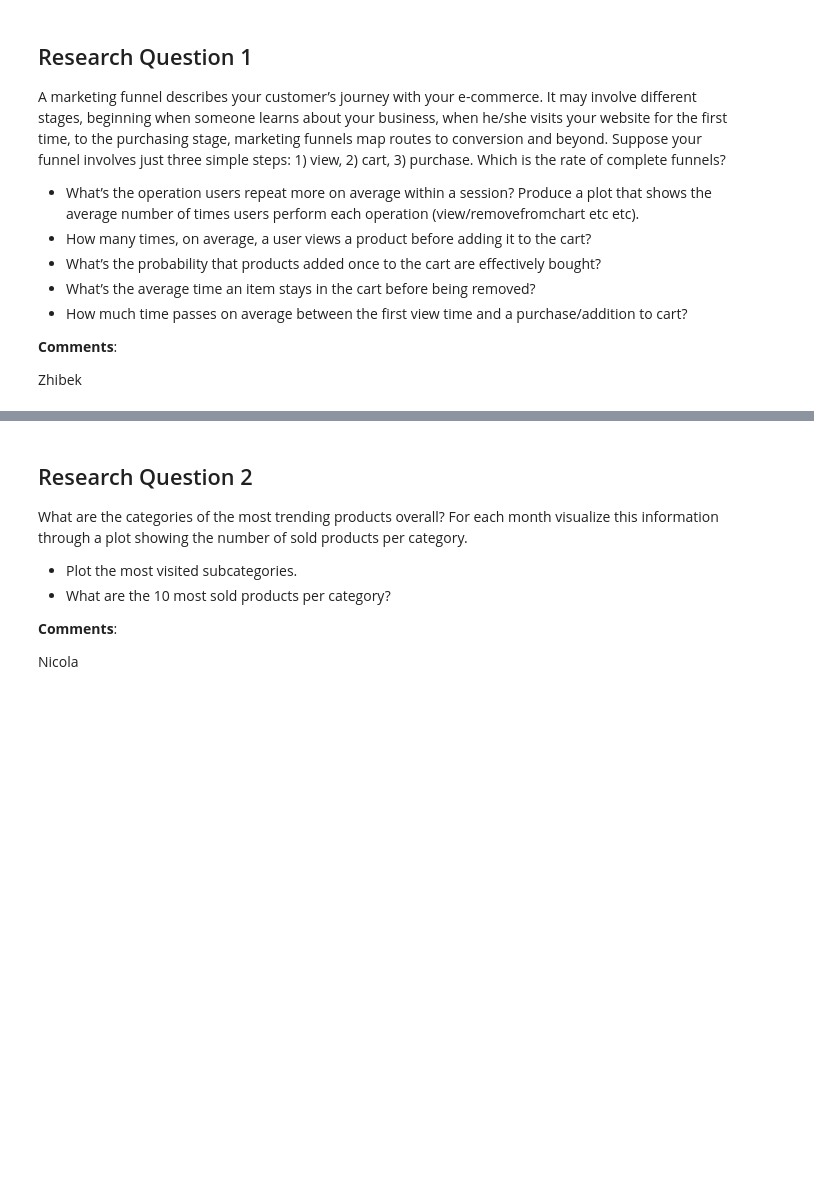
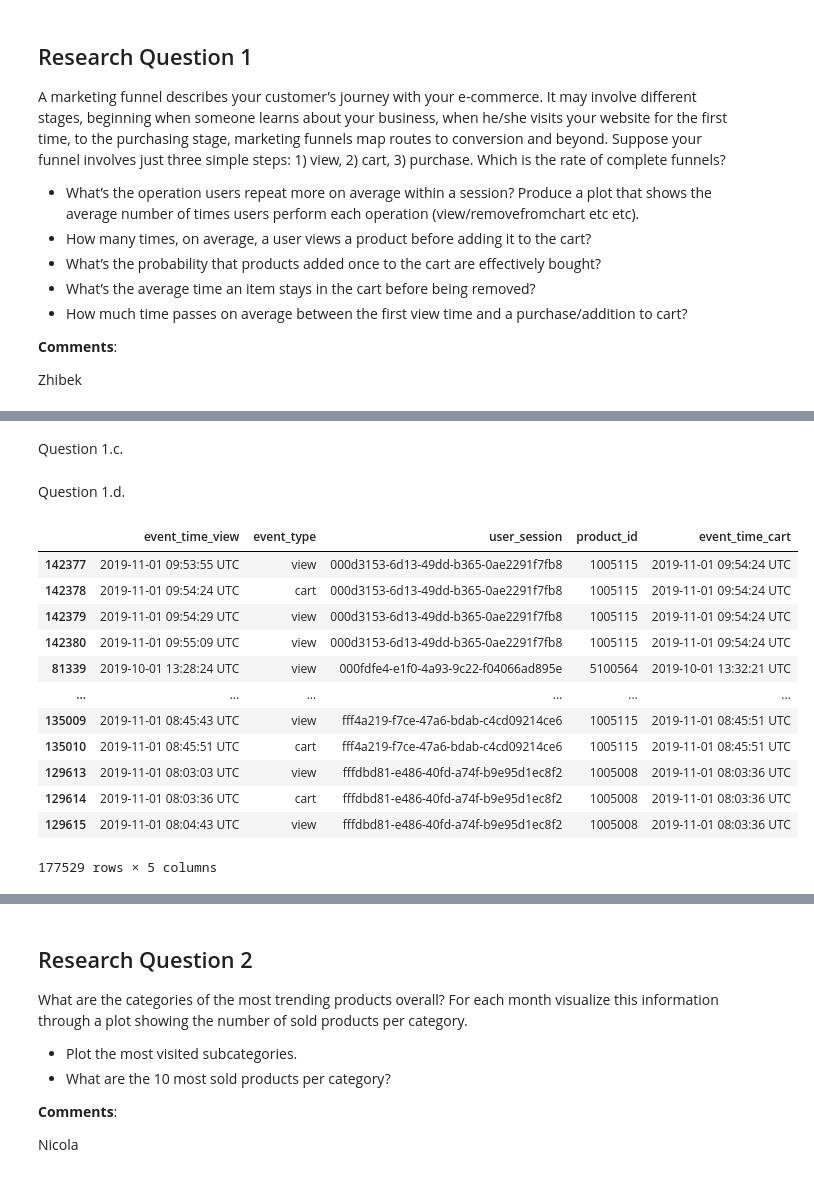
Before and after one commit to ADM-Homework-2/Homework_2, a Jupyter notebook: Main.ipynb, the cells around one changed output, grey strips where cells are left out. Drawn from its saved outputs; the diff is of its cells as text; code cells hidden in the pictures; blank space fills up the shorter version.

```diff
--- a/Main.ipynb
+++ b/Main.ipynb
@@ -90,0 +145,2 @@ Zhibek
+# %% [markdown]
+Question 1.c.
@@ -90,0 +149,24 @@ Zhibek
+# %% [markdown]
+Question 1.d.
+# %%
+view_cart_data_set = full_data_set[(full_data_set.event_type == 'view') | (full_data_set.event_type == 'cart')]
+cart_data_set = full_data_set[full_data_set.event_type == 'cart']
+# %%
+cart_and_view = view_cart_data_set[['event_time', 'event_type', 'user_session', 'product_id']].merge(
+        cart_data_set[['event_time', 'user_session', 'product_id']], how='right',
+        on=['product_id', 'user_session'], suffixes=('_view', '_cart'))
+cart_and_view.sort_values(by=['user_session', 'product_id', 'event_time_view'])
+# %% [output]
+|  | event_time_view | event_type | user_session | product_id | event_time_cart |
+| 142377 | 2019-11-01 09:53:55 UTC | view | 000d3153-6d13-49dd-b365-0ae2291f7fb8 | 1005115 | 2019-11-01 09:54:24 UTC |
+| 142378 | 2019-11-01 09:54:24 UTC | cart | 000d3153-6d13-49dd-b365-0ae2291f7fb8 | 1005115 | 2019-11-01 09:54:24 UTC |
+| 142379 | 2019-11-01 09:54:29 UTC | view | 000d3153-6d13-49dd-b365-0ae2291f7fb8 | 1005115 | 2019-11-01 09:54:24 UTC |
+| 142380 | 2019-11-01 09:55:09 UTC | view | 000d3153-6d13-49dd-b365-0ae2291f7fb8 | 1005115 | 2019-11-01 09:54:24 UTC |
+| 81339 | 2019-10-01 13:28:24 UTC | view | 000fdfe4-e1f0-4a93-9c22-f04066ad895e | 5100564 | 2019-10-01 13:32:21 UTC |
+| ... | ... | ... | ... | ... | ... |
+| 135009 | 2019-11-01 08:45:43 UTC | view | fff4a219-f7ce-47a6-bdab-c4cd09214ce6 | 1005115 | 2019-11-01 08:45:51 UTC |
+| 135010 | 2019-11-01 08:45:51 UTC | cart | fff4a219-f7ce-47a6-bdab-c4cd09214ce6 | 1005115 | 2019-11-01 08:45:51 UTC |
+| 129613 | 2019-11-01 08:03:03 UTC | view | fffdbd81-e486-40fd-a74f-b9e95d1ec8f2 | 1005008 | 2019-11-01 08:03:36 UTC |
+| 129614 | 2019-11-01 08:03:36 UTC | cart | fffdbd81-e486-40fd-a74f-b9e95d1ec8f2 | 1005008 | 2019-11-01 08:03:36 UTC |
+| 129615 | 2019-11-01 08:04:43 UTC | view | fffdbd81-e486-40fd-a74f-b9e95d1ec8f2 | 1005008 | 2019-11-01 08:03:36 UTC |
+177529 rows × 5 columns
```
Also changed, not shown: parts of 18 cells of this notebook, 1 other file.
